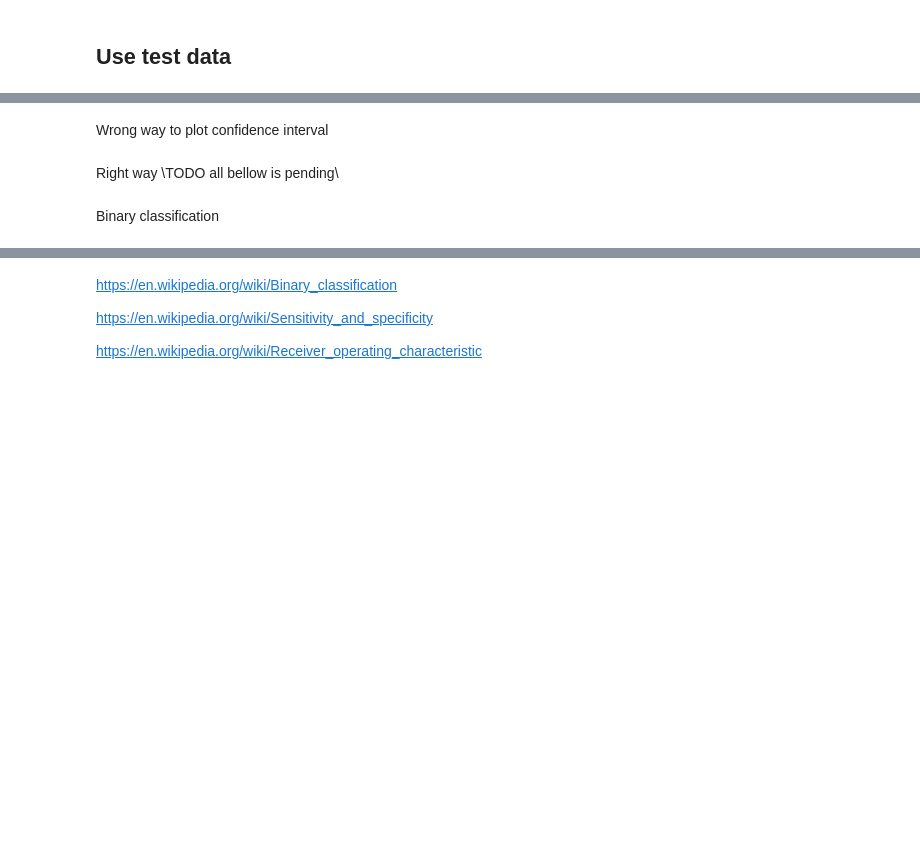
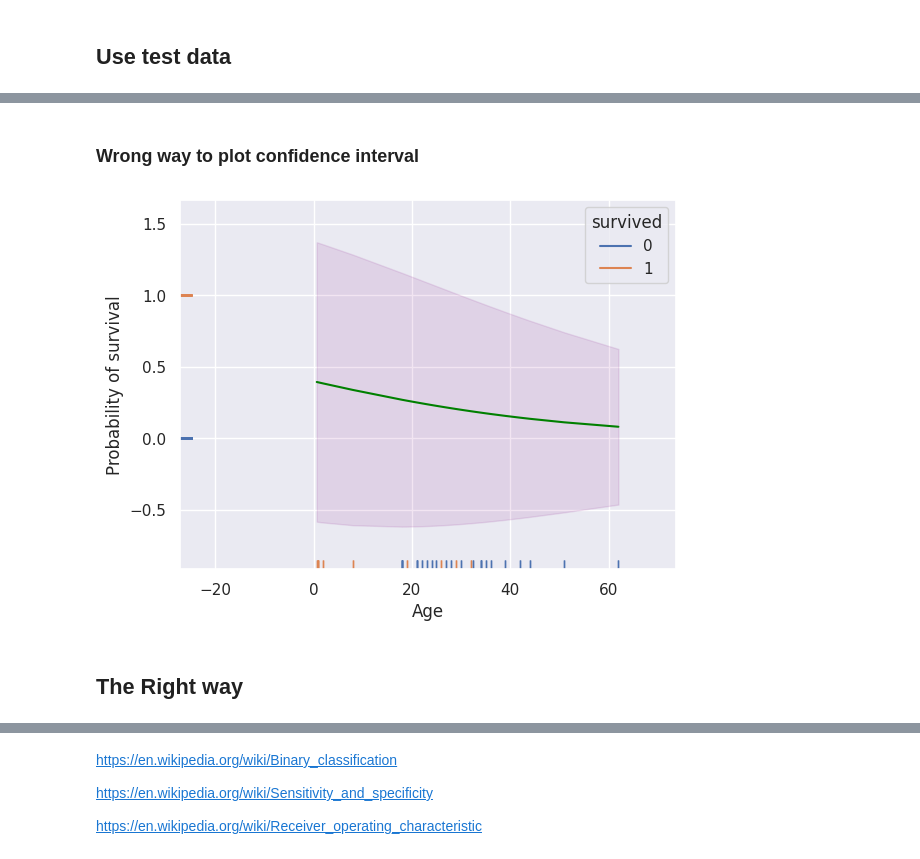
Before and after one commit to Many98/GLM_R2Py, a Jupyter notebook: Python/01ZLMA_ex08_Binary_Data_2.ipynb, the cells around one changed output, grey strips where cells are left out. Drawn from its saved outputs; the diff is of its cells as text; code cells hidden in the pictures; blank space fills up the shorter version.

Commit message:
almost done, ggpairs, drop1 func, nonlinear se fit pending

```diff
--- a/Python/01ZLMA_ex08_Binary_Data_2.ipynb
+++ b/Python/01ZLMA_ex08_Binary_Data_2.ipynb
@@ -877,40 +879,50 @@ plt.show()
 # %% [markdown]
-Wrong way to plot confidence interval
+### Wrong way to plot confidence interval
 # %%
 ## add standard errors and compute a 95% interval the wrong way
 
 # unfortunately there is not such parameter to calculate `se.fit` so we need perform calculation by hand
-
+# se_fit for linear predictor not for mu
 se_fit = []
 for _, row in data_test_select[['age_num']].iterrows():
     vec = np.array([1, 1, 1, 0, row['age_num']])
-    se_fit.append(np.sqrt(vec @ model_1.cov_params().to_numpy() @ vec.T))
+    se_fit.append(np.sqrt(vec @ mod_1.cov_params().to_numpy() @ vec.T))
 se_fit = np.array(se_fit)
 
-# not sure it it is correct
-se_fit = np.sqrt(mod_1.model.family.variance(mod_1.predict(data_test_select, linear=False)))
+# should be se for nonlinear fit
+se_fit_w = np.sqrt(mod_1.model.family.variance(mod_1.predict(data_test_select, linear=False)))
 
 data_test_select = data_test_select >> \
-  mutate(wrong_se = se_fit, #se_fit,
-         wrong_upr = data_test_select.fitted + (2 * se_fit),
-         wrong_lwr = data_test_select.fitted - (2 * se_fit))
-
-plt + geom_ribbon(data = data_test_select, aes(ymin = wrong_lwr, ymax = wrong_upr),
-                  alpha = 0.1)
+  mutate(wrong_se = se_fit_w, #se_fit,
+         wrong_upr = data_test_select.fitted + (2 * se_fit_w),
+         wrong_lwr = data_test_select.fitted - (2 * se_fit_w))
 
 fig, ax = plt.subplots()
-sns.lineplot(data=data_test_select, x='age_num', y='fitted', ax=ax, color='green',
-             errorbar=lambda x: data_test_select)
+sns.lineplot(data=data_test_select, x='age_num', y='fitted', ax=ax, color='green')
+#sns.lineplot(x='age_num', y='wrong_upr', data=data_test_select, ax=ax, color='purple', markers=['-*'])
+#sns.lineplot(x='age_num', y='wrong_lwr', data=data_test_select, ax=ax, color='purple', markers=['-*'])
 sns.rugplot(data=data_test_select, x='age_num', y='survived_num', hue='survived', ax=ax)
+
+sns.rugplot(data=data_test_select, x='age_num', y='survived_num', hue='survived', ax=ax)
+
+#ax.lines[1].set_linestyle("--")
+#ax.lines[2].set_linestyle("--")
+
+plt.fill_between(
+        x= data_test_select.age_num,
+        y1= data_test_select.wrong_upr,
+        y2 =data_test_select.wrong_lwr,
+        color= "purple",
+        alpha= 0.1)
 
 ax.set_xlabel('Age')
 ax.set_ylabel('Probability of survival')
 
 
 
 plt.show()
 
 
-# TODO this is not working and all bellow is pending
+# TODO this is not working correctly (not sure how to get se for nonlinear fit)
+# %% [output]
+[figure, added]
-# %% [markdown]
-Right way  \TODO all bellow is pending\
@@ -937,2 +929,2 @@ plt + geom_ribbon(data = data_test_select,
-# %% [markdown]
-Binary classification
+# %% [markdown]
+## The Right way
```
Also changed, not shown: parts of 48 cells of this notebook.
